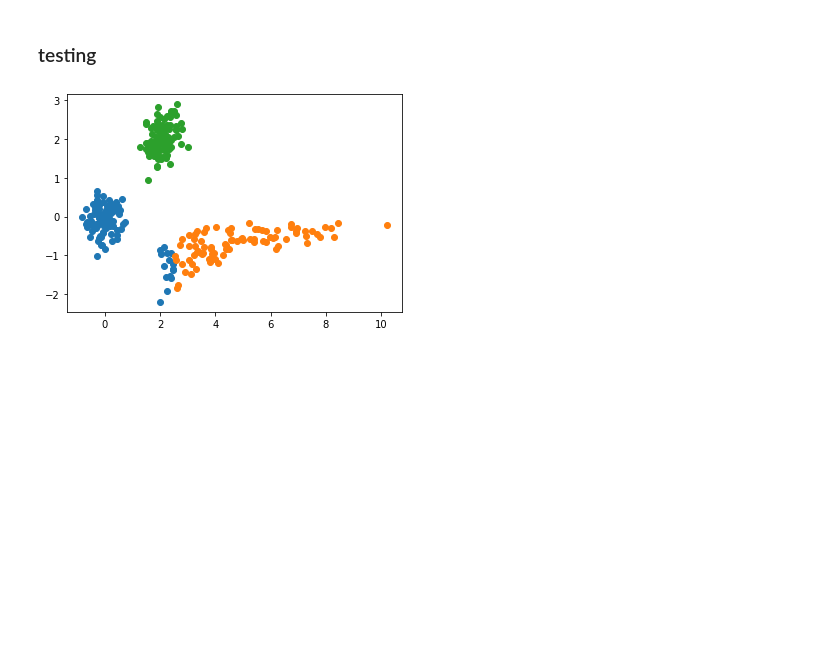
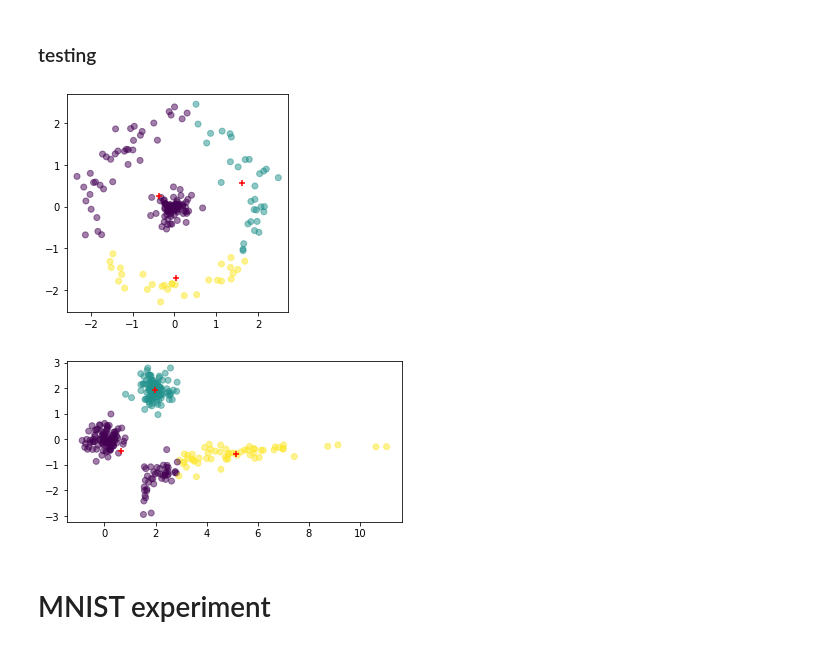
Before and after one commit to abrikos110/iml-2020-homeworks, a Jupyter notebook: clustering.ipynb, the cells around one changed output. Saved outputs shown, nothing was run; the diff lists cells and outputs as text; code cells hidden in the pictures; blank space fills up the shorter version.

```diff
--- a/clustering.ipynb
+++ b/clustering.ipynb
@@ -34,16 +38,39 @@ class k_means:
 # %% [markdown]
 ### testing
 # %%
-kcl = k_means(3)
-st = numpy.array([2 + abs(numpy.random.randn(100)) * 3,
-        numpy.random.randn(100)-3])
-st[1] /= st[0]
-x = numpy.concatenate([numpy.random.randn(100, 2)/3,
-        2 + numpy.random.randn(100, 2)/3,
-        st.T])
-kcl.train(x)
-for i in kcl(x):
-    plt.scatter(i[:, 0], i[:, 1])
-plt.show()
+def gen1(N=100):
+    st = numpy.array([1.5 + abs(numpy.random.randn(N)) * 3,
+            numpy.random.randn(N)-3])
+    st[1] /= st[0]
+    x = numpy.concatenate([numpy.random.randn(N, 2)/3,
+            2 + numpy.random.randn(N, 2)/3,
+            st.T])
+    return x
+
+def gen2(N=100, std=1/3, r=1):
+    alp = numpy.random.rand(N) * 2 * numpy.pi
+    r = r + numpy.random.randn(N) * std
+    x = numpy.array([r * numpy.cos(alp), r * numpy.sin(alp)]).T
+    return x
-# %% [output]
-[figure, removed]
+# %%
+if 0:
+    s = numpy.random.randint(0, 2**32-1)
+    print(s)
+    numpy.random.seed(s)
+else:
+    numpy.random.seed(3368459579)
+
+kcl = k_means(3)
+xx = [numpy.concatenate([gen2(100, 1/5, 2), gen2(100, 1/4, 0)]),
+      gen1(100)]
+for x in xx:
+    kcl.train(x)
+    plt.gca().set_aspect('equal', adjustable='box')
+    plt.scatter(x[:, 0], x[:, 1], c=kcl(x), alpha=0.5)
+    plt.scatter(kcl.centers[:, 0], kcl.centers[:, 1], c='red', marker='+')
+    plt.show()
+# %% [output]
+[figure, added]
+[figure, added]
+# %% [markdown]
+# MNIST experiment
```
Also changed, not shown: parts of 1 cell of this notebook.
